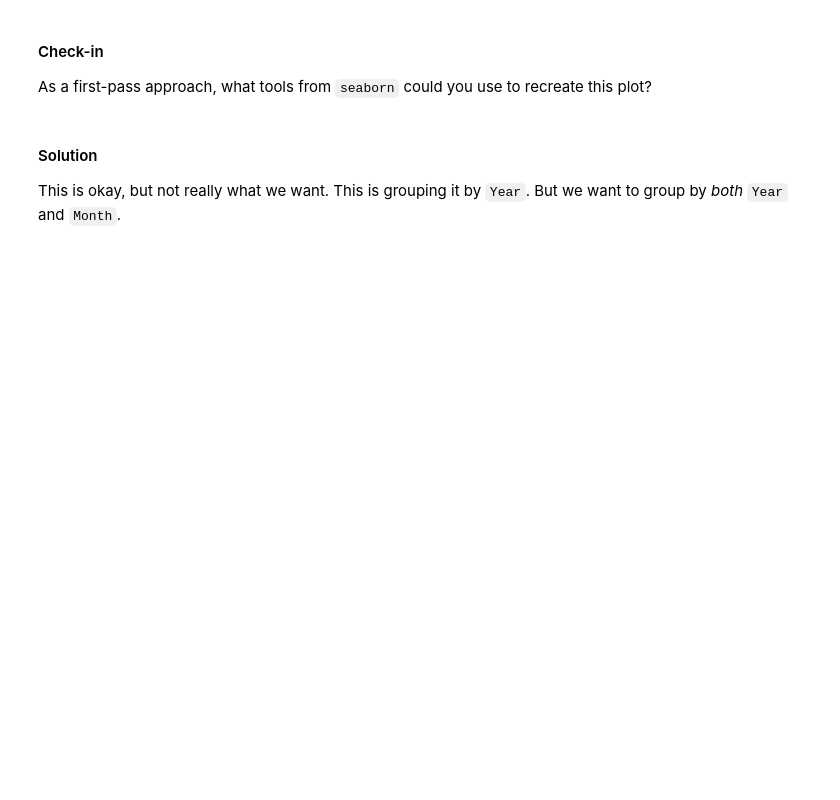
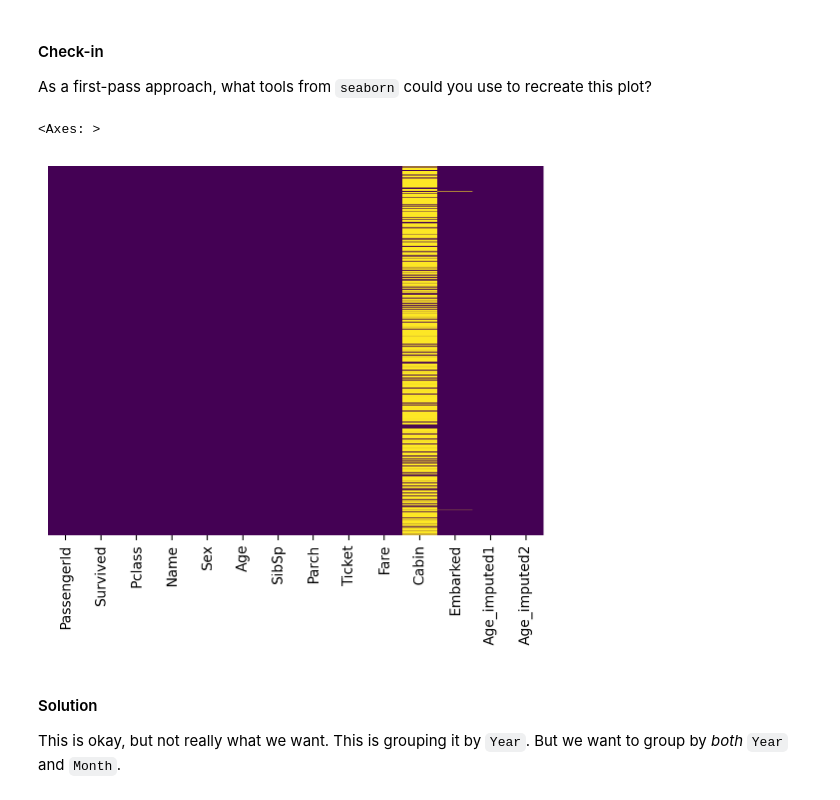
Before and after one commit to 208252/statistics, a Jupyter notebook: 08-wrangling.ipynb, the cells around one changed output. Saved outputs shown, nothing was run; the diff lists cells and outputs as text; code cells hidden in the pictures; blank space fills up the shorter version.

```diff
--- a/08-wrangling.ipynb
+++ b/08-wrangling.ipynb
@@ -1015,7 +1015,10 @@ Finally, let's use this dataset to recreate a graph from [FullStackEconomics](ht
 
 As a first-pass approach, what tools from `seaborn` could you use to recreate this plot?
 # %%
-### Your code here
+sns.heatmap(df_titanic.isna(), yticklabels=False, cbar=False, cmap='viridis')
+# %% [output]
+<Axes: >
+[figure, added]
 # %% [markdown]
 #### Solution
 
```
Also changed, not shown: parts of 6 cells of this notebook, 2 other files.
